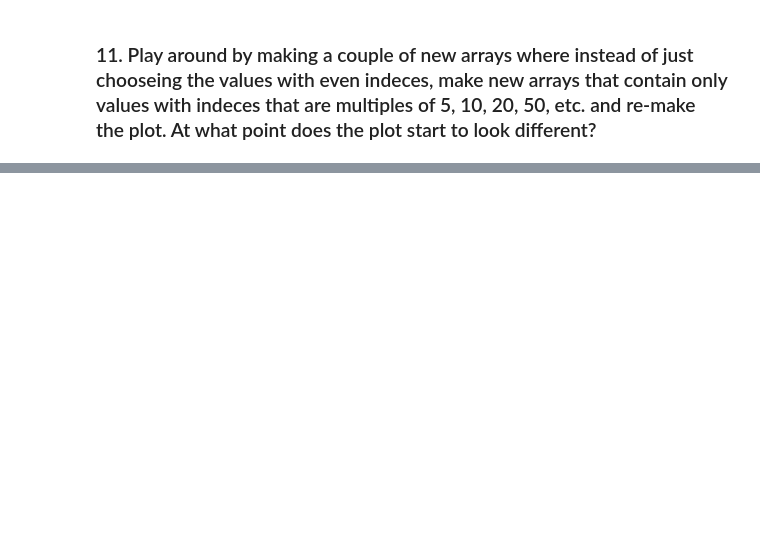
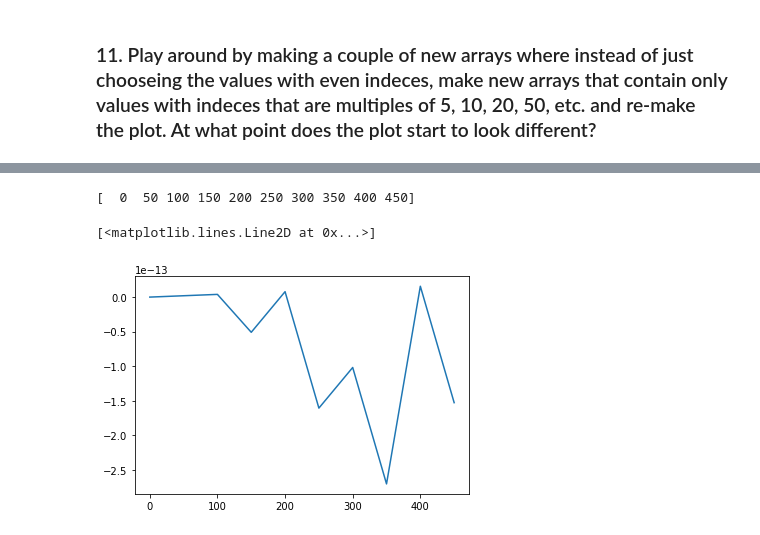
Before and after one commit to rachelbaer/ASTR-3190, a Jupyter notebook: lessons/03.5_extra_numpy_baer.ipynb, the cells around one changed output, grey strips where cells are left out. Saved outputs shown, nothing was run; the diff lists cells and outputs as text; code cells hidden in the pictures; blank space fills up the shorter version.

```diff
--- a/lessons/03.5_extra_numpy_baer.ipynb
+++ b/lessons/03.5_extra_numpy_baer.ipynb
@@ -96,0 +111,8 @@ even_points=
+# %%
+points_fifty = np.arange(0,500,50)
+print(points_fifty)
+plt.plot(points_fifty, np.sin(2*np.pi*points_fifty))
+# %% [output]
+[  0  50 100 150 200 250 300 350 400 450]
+[<matplotlib.lines.Line2D at 0x...>]
+[figure, added]
```
Also changed, not shown: parts of 2 cells of this notebook.
